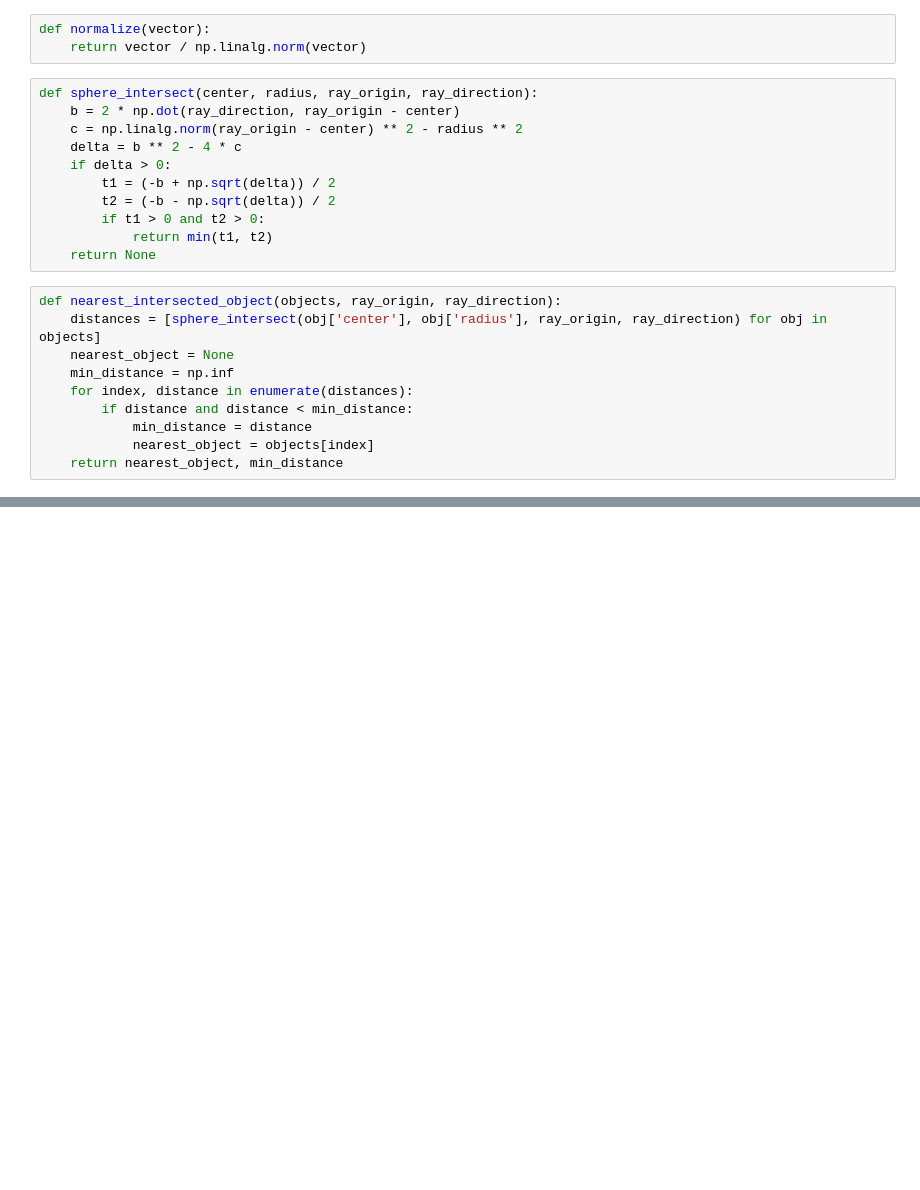
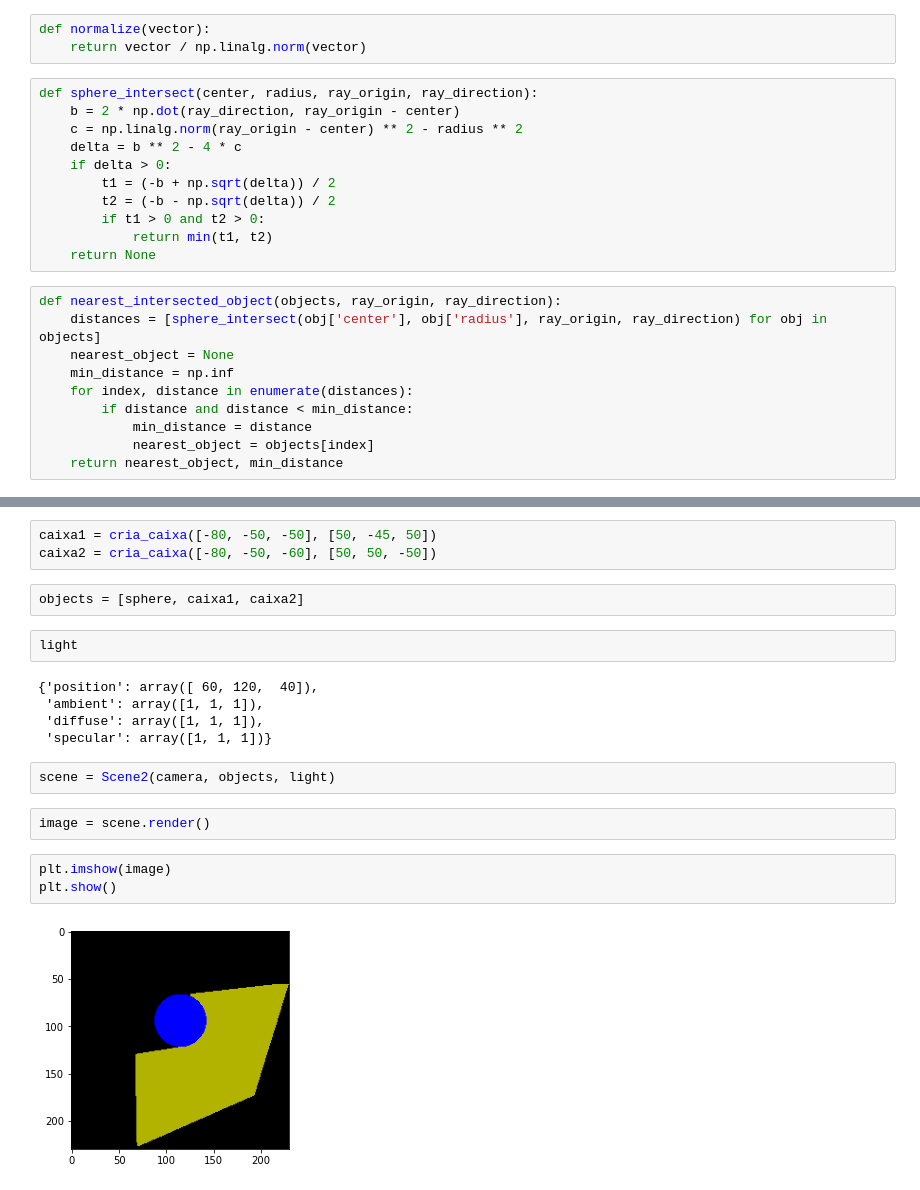
Before and after one commit to GabrielBoscoli/INF1761, a Jupyter notebook: RayTracing.ipynb, the cells around one changed output, grey strips where cells are left out. Saved outputs shown, nothing was run; the diff lists cells and outputs as text; blank space fills up the shorter version.

```diff
--- a/RayTracing.ipynb
+++ b/RayTracing.ipynb
@@ -107,0 +337,21 @@ plt.imsave('ray-tracing-image.png', image)
+# %%
+caixa1 = cria_caixa([-80, -50, -50], [50, -45, 50])
+caixa2 = cria_caixa([-80, -50, -60], [50, 50, -50])
+# %%
+objects = [sphere, caixa1, caixa2]
+# %%
+light
+# %% [output]
+{'position': array([ 60, 120,  40]),
+ 'ambient': array([1, 1, 1]),
+ 'diffuse': array([1, 1, 1]),
+ 'specular': array([1, 1, 1])}
+# %%
+scene = Scene2(camera, objects, light)
+# %%
+image = scene.render()
+# %%
+plt.imshow(image)
+plt.show()
+# %% [output]
+[figure, added]
```
Also changed, not shown: parts of 14 cells of this notebook.
